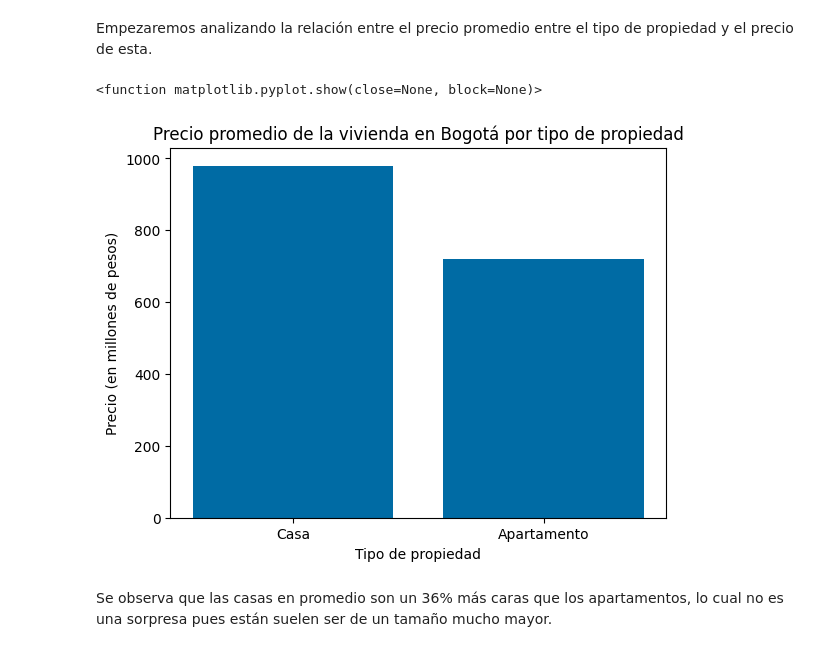
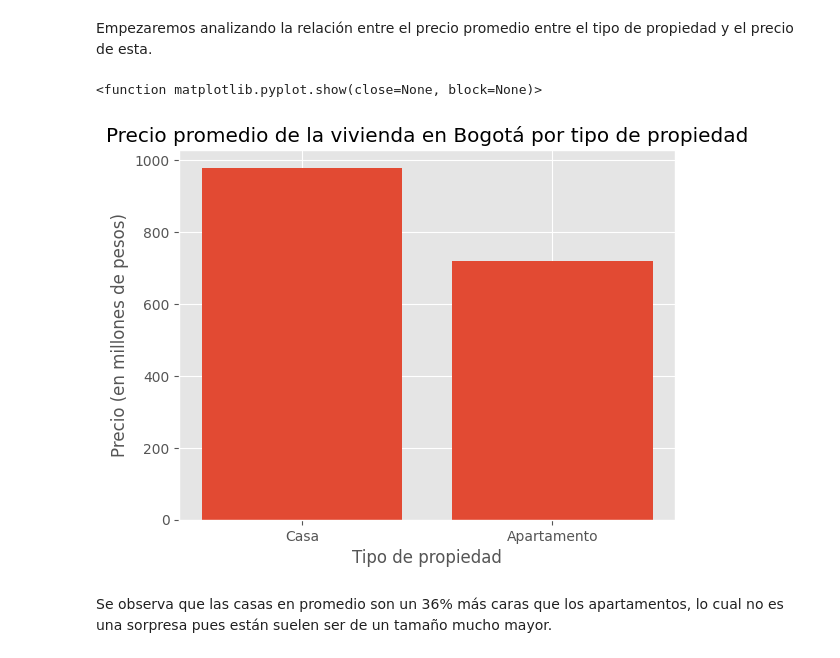
Before and after one commit to edisson-e-ochoa/analisis-costo-de-vivienda-en-bogota, a Jupyter notebook: analisis_costo_de_vivienda_en_bogota.ipynb, the cells around one changed output. Cells and saved outputs as stored; diff of their text form; code cells hidden in the pictures.

```diff
--- a/analisis_costo_de_vivienda_en_bogota.ipynb
+++ b/analisis_costo_de_vivienda_en_bogota.ipynb
@@ -41,19 +41,19 @@ La mejor forma de dar hacernos una idea de lo que estos datos nos pueden contar
 # %% [markdown]
 Empezaremos analizando la relación entre el precio promedio entre el tipo de propiedad y el precio de esta.
 # %%
-plt.style.use("tableau-colorblind10")
+plt.style.use("ggplot")
 fig, ax = plt.subplots()
 mean_price_property_type = df.groupby('property_type', as_index=False)['price'].mean().sort_values(by = 'price', ascending = False)
 ax.bar(mean_price_property_type['property_type'], mean_price_property_type['price'])
 ax.set_xticklabels(['Casa', 'Apartamento'])
 ax.set_yticklabels(range(0,1200,200))
 ax.set_title('Precio promedio de la vivienda en Bogotá por tipo de propiedad')
 ax.set_xlabel('Tipo de propiedad')
 ax.set_ylabel('Precio (en millones de pesos)')
 plt.show
 # %% [output]
 <function matplotlib.pyplot.show(close=None, block=None)>
-[figure, old version]
+[figure, new version]
 # %% [markdown]
 Se observa que las casas en promedio son un 36% más caras que los apartamentos, lo cual no es una sorpresa pues están suelen ser de un tamaño mucho mayor.
 # %% [markdown]
```
